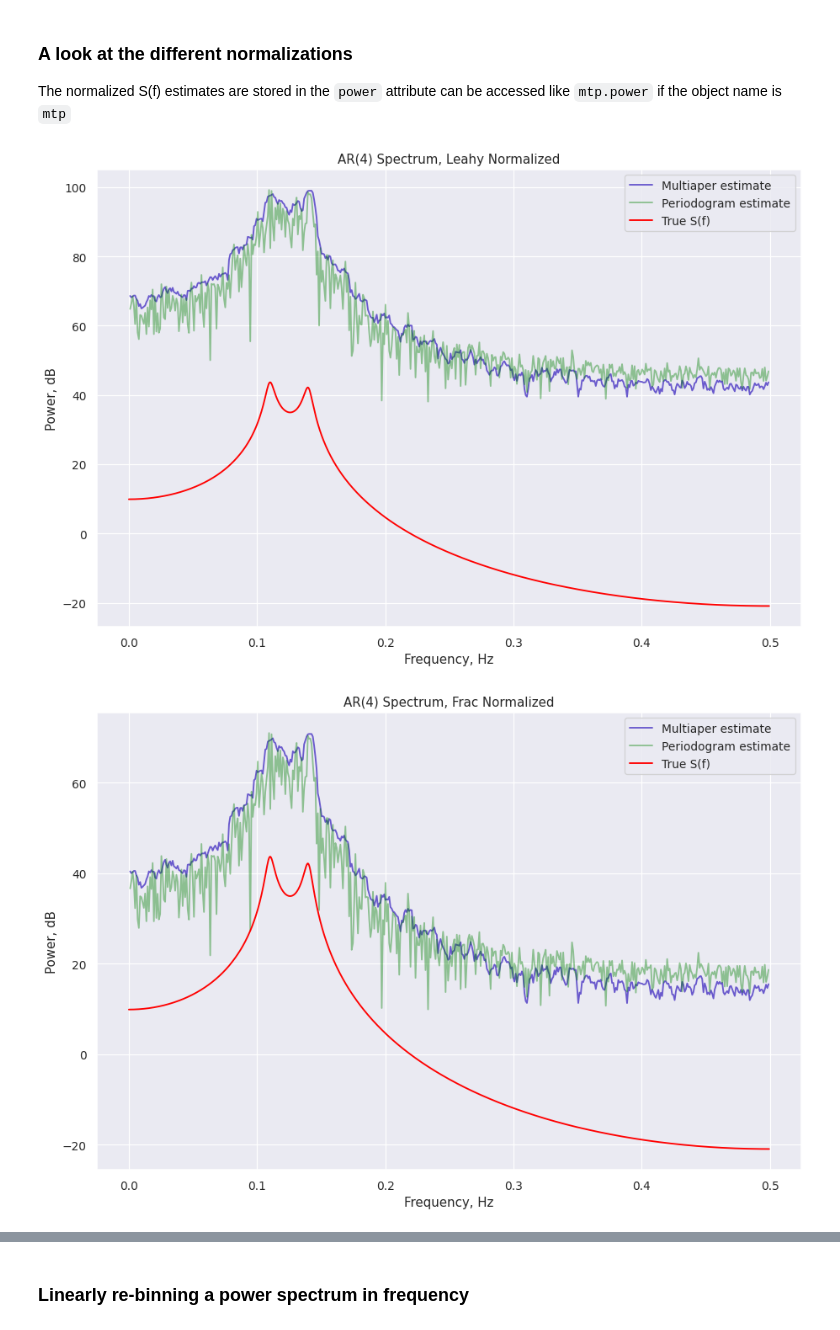
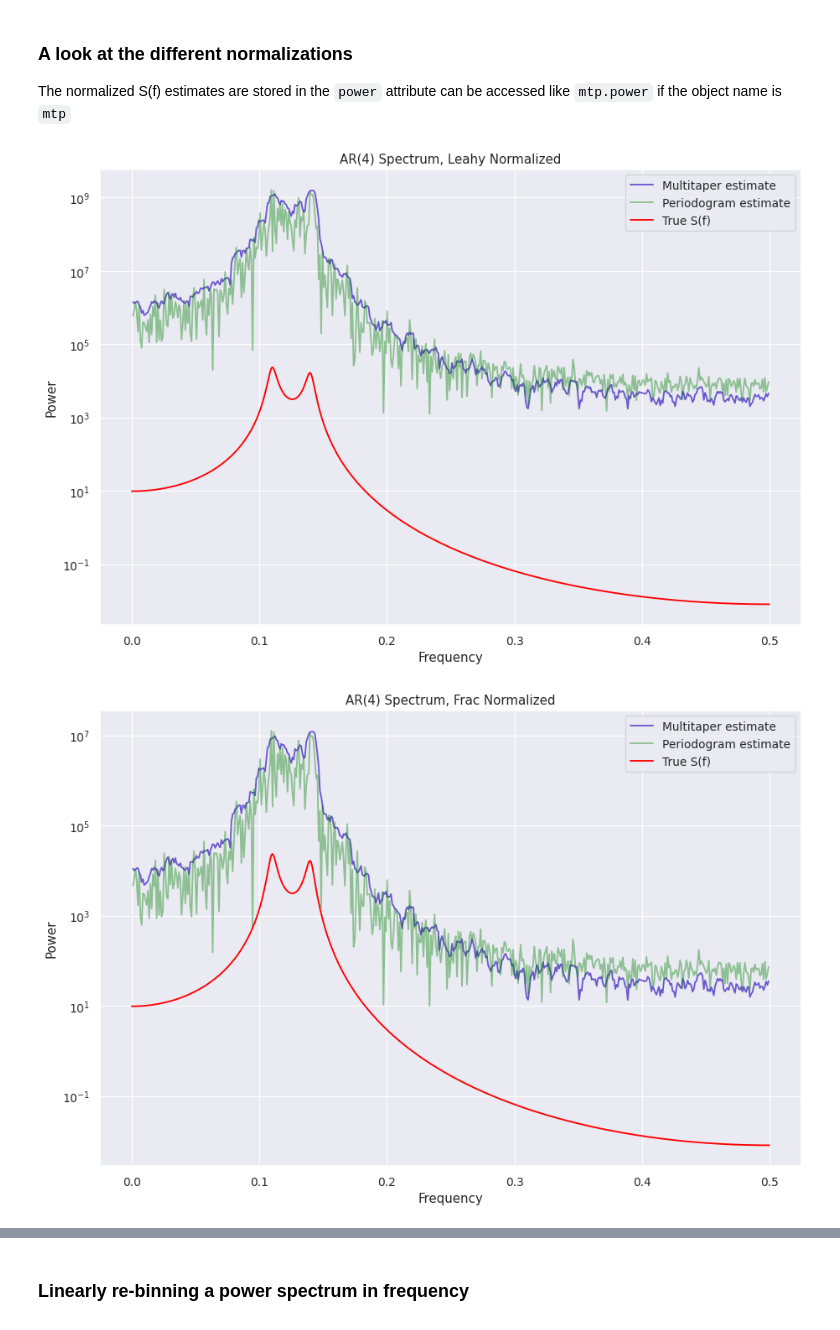
Before and after one commit to dhruv9vats/misc, a Jupyter notebook: multitaper_example.ipynb, the cells around one changed output, grey strips where cells are left out. Saved outputs shown, nothing was run; the diff lists cells and outputs as text; code cells hidden in the pictures.

```diff
--- a/multitaper_example.ipynb
+++ b/multitaper_example.ipynb
@@ -23,18 +32,14 @@ N = 1024
 freq_analytical, h = signal.freqz(b=1.0, a=ar4, worN=N, fs=1) # True PSD of AR(4)
 psd_analytical = (h * h.conj()).real
 
-data = signal.lfilter([1.0], ar4, np.random.normal(0, 1, N)) # 1000 AR(4) data samples.
+data = signal.lfilter([1.0], ar4, np.random.normal(0, 1, N)) # N AR(4) data samples.
 
 times = np.arange(N)
 
-err = np.zeros_like(data) + (np.sqrt(np.abs(np.mean(data))) / data.max())
+err = np.random.normal(0, 1, N)
 
 lc_ar4 = Lightcurve(time=times, counts=data, err_dist='gauss', err=err)
 lc_ar4.plot()
-
-# Utility function to convert power to decibels
-def dB(power):
-    return 10*np.log10(power)
 # %% [output]
 WARNING:root:Checking if light curve is well behaved. This can take time, so if you are sure it is already sorted, specify skip_checks=True at light curve creation.
 WARNING:root:Checking if light curve is sorted.
@@ -180,18 +313,20 @@ The normalized S(f) estimates are stored in the `power` attribute can be accesse
 # %%
 %%capture --no-display
 norms = ["leahy", "frac", "abs", "none"]
 
 for norm in norms:
     ps = Powerspectrum(lc_ar4, norm=norm)
     mtp = Multitaper(lc_ar4, norm=norm, adaptive=False) # adaptive=False does not calculate adaptive weights to reduce bias, helps see the normalization similarities better
+
     fig = plt.figure(figsize=(12, 8), dpi=90)
-    plt.plot(mtp.freq, dB(mtp.power), color="slateblue", label="Multiaper estimate")
-    plt.plot(ps.freq, dB(ps.power), color="green", label="Periodogram estimate", alpha=0.4)
-    plt.plot(freq_analytical, dB(psd_analytical), color="red", label="True S(f)")
+    plt.plot(mtp.freq, mtp.power, color="slateblue", label="Multitaper estimate")
+    plt.plot(ps.freq, ps.power, color="green", label="Periodogram estimate", alpha=0.4)
+    plt.plot(freq_analytical, psd_analytical, color="red", label="True S(f)")
     plt.legend()
-    plt.ylabel("Power, dB")
-    plt.xlabel("Frequency, Hz")
+    plt.yscale("log")
+    plt.ylabel("Power")
+    plt.xlabel("Frequency")
     plt.title("AR(4) Spectrum, " + (norm + " normalized").title())
 # %% [output]
-[figure, old version]
+[figure, new version]
-[figure, old version]
+[figure, new version]
```
Also changed, not shown: parts of 40 cells of this notebook.
